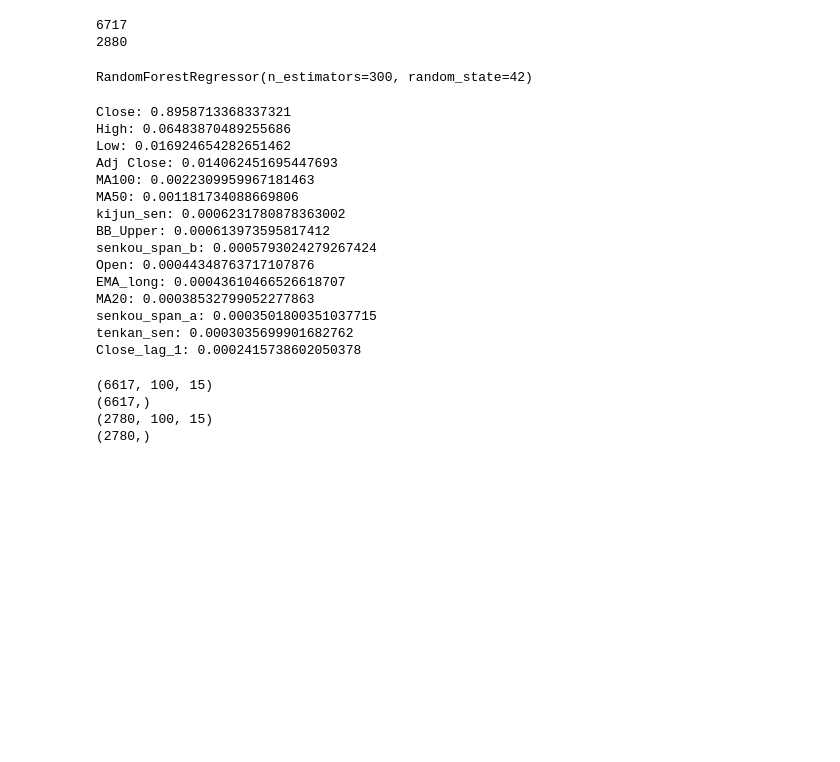
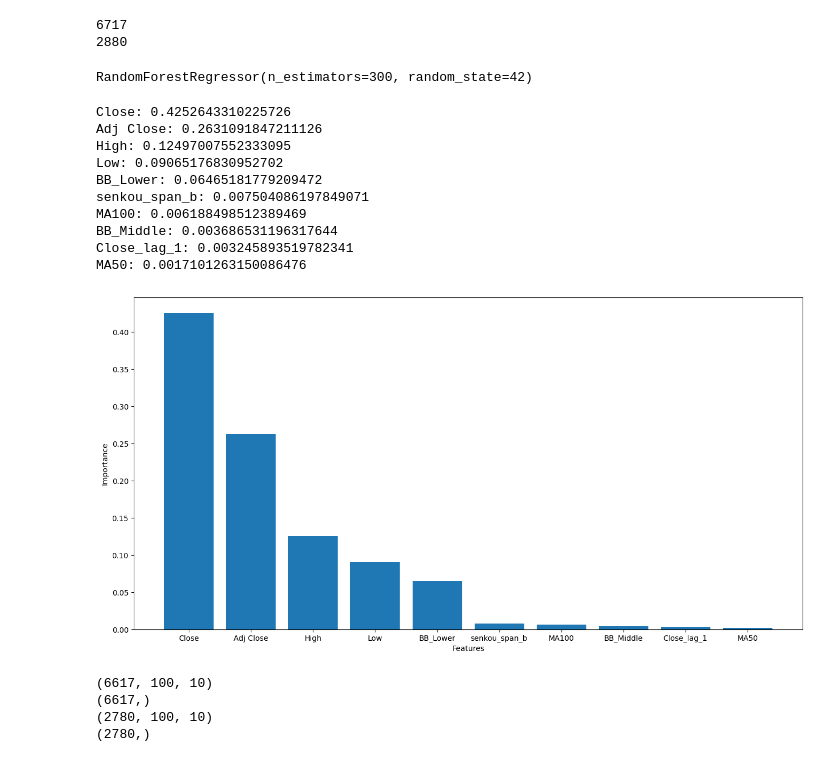
Before and after one commit to itsdevansh/MLOPs-Stock-price-prediction, a Jupyter notebook: lstm.ipynb, the cells around one changed output. Saved outputs shown, nothing was run; the diff lists cells and outputs as text; code cells hidden in the pictures; blank space fills up the shorter version.

Commit message:
fixed feature selection using RF and switched model back to tensorflow

```diff
--- a/lstm.ipynb
+++ b/lstm.ipynb
@@ -65,44 +65,52 @@ scaled_test_data.columns = test_data.columns
 from sklearn.ensemble import RandomForestRegressor
 rfr = RandomForestRegressor(n_estimators=300, random_state=42)
 
-X_train = scaled_train_data
-Y_train = scaled_train_data['Close'].values
+X_train = []
+Y_train = []
 
-rfr.fit(X_train, Y_train)
+# Preparing data for feature selection using RF
+for i in range(1, scaled_train_data.shape[0]):
+    X_train.append(scaled_train_data.iloc[i-1, :])
+    Y_train.append(scaled_train_data['Close'][i])
+
+X_train = pd.DataFrame(X_train)
+X_train.columns = scaled_train_data.columns
-# %% [output]
-RandomForestRegressor(n_estimators=300, random_state=42)
+# %%
+rfr.fit(X_train, Y_train)
+# %% [output]
+RandomForestRegressor(n_estimators=300, random_state=42)
 # %%
 # Get feature importances from the trained model
 importances = rfr.feature_importances_
 
 # Sort the feature importances in descending order
-indices = np.argsort(importances)[::-1][:15]
+indices = np.argsort(importances)[::-1][:10]
 # %%
 import matplotlib.pyplot as plt
 important_columns = []
+top_importances = []
 for index in indices:
+    important_columns.append(X_train.columns[index])
+    top_importances.append(importances[index])
     print(f"{X_train.columns[index]}: {importances[index]}")
 
-plt.plot(X_train.columns, importances)
+plt.figure(figsize=(16, 8))
+plt.bar(important_columns, top_importances)
 plt.xlabel('Features')
 plt.ylabel('Importance')
 plt.show()
 # %% [output]
-Close: 0.8958713368337321
-High: 0.06483870489255686
-Low: 0.016924654282651462
-Adj Close: 0.014062451695447693
-MA100: 0.0022309959967181463
-MA50: 0.001181734088669806
-kijun_sen: 0.0006231780878363002
-BB_Upper: 0.000613973595817412
-senkou_span_b: 0.0005793024279267424
-Open: 0.00044348763717107876
-EMA_long: 0.00043610466526618707
-MA20: 0.00038532799052277863
-senkou_span_a: 0.0003501800351037715
-tenkan_sen: 0.0003035699901682762
-Close_lag_1: 0.0002415738602050378
+Close: 0.4252643310225726
+Adj Close: 0.2631091847211126
+High: 0.12497007552333095
+Low: 0.09065176830952702
+BB_Lower: 0.06465181779209472
+senkou_span_b: 0.007504086197849071
+MA100: 0.006188498512389469
+BB_Middle: 0.003686531196317644
+Close_lag_1: 0.003245893519782341
+MA50: 0.0017101263150086476
+[figure, added]
 # %%
 x_train = []
 y_train = []
@@ -126,8 +134,8 @@ print(y_train.shape)
 print(x_test.shape)
 print(y_test.shape)
 # %% [output]
-(6617, 100, 15)
+(6617, 100, 10)
 (6617,)
-(2780, 100, 15)
+(2780, 100, 10)
 (2780,)
 # %%
```
Also changed, not shown: parts of 4 cells of this notebook, 5 other files.
